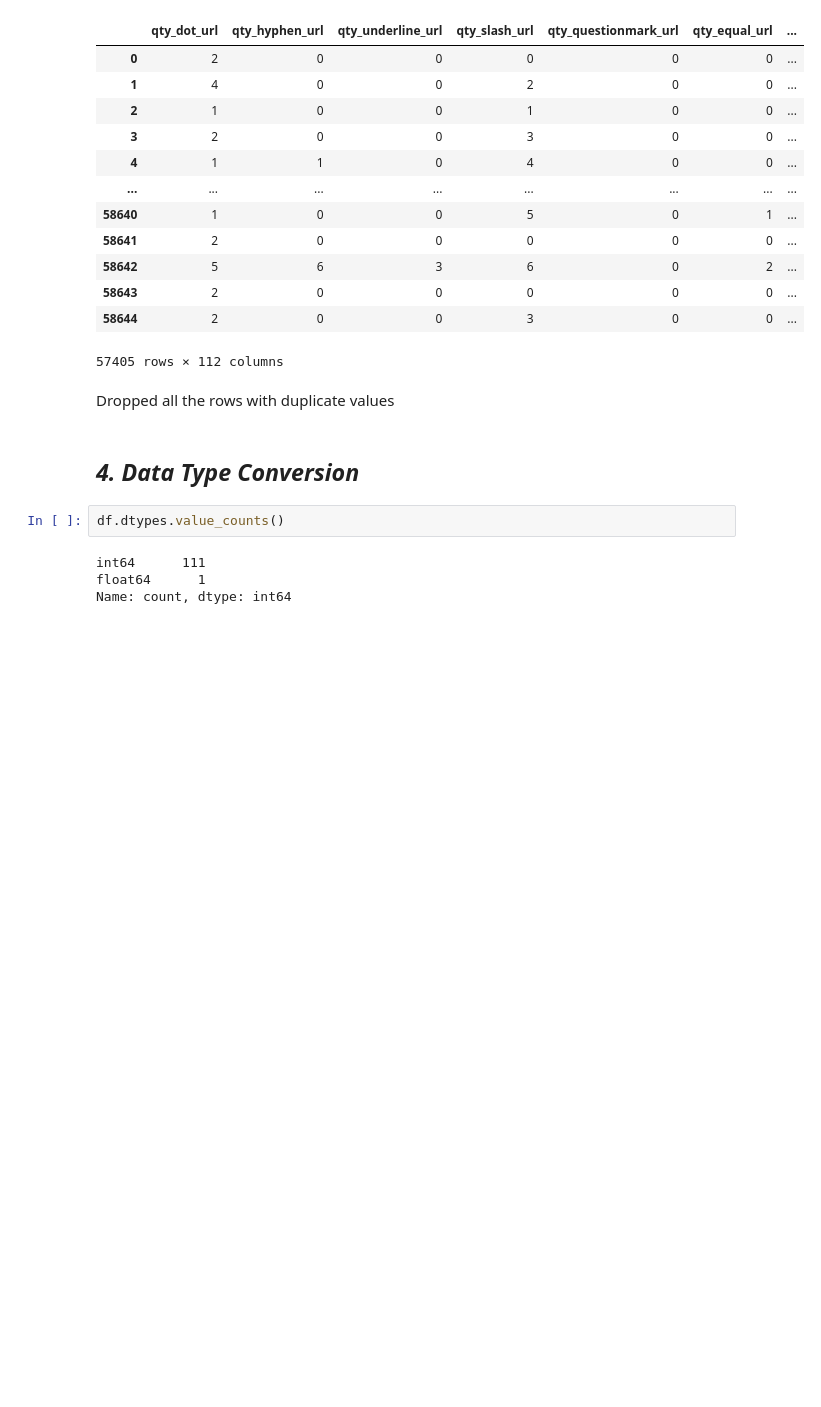
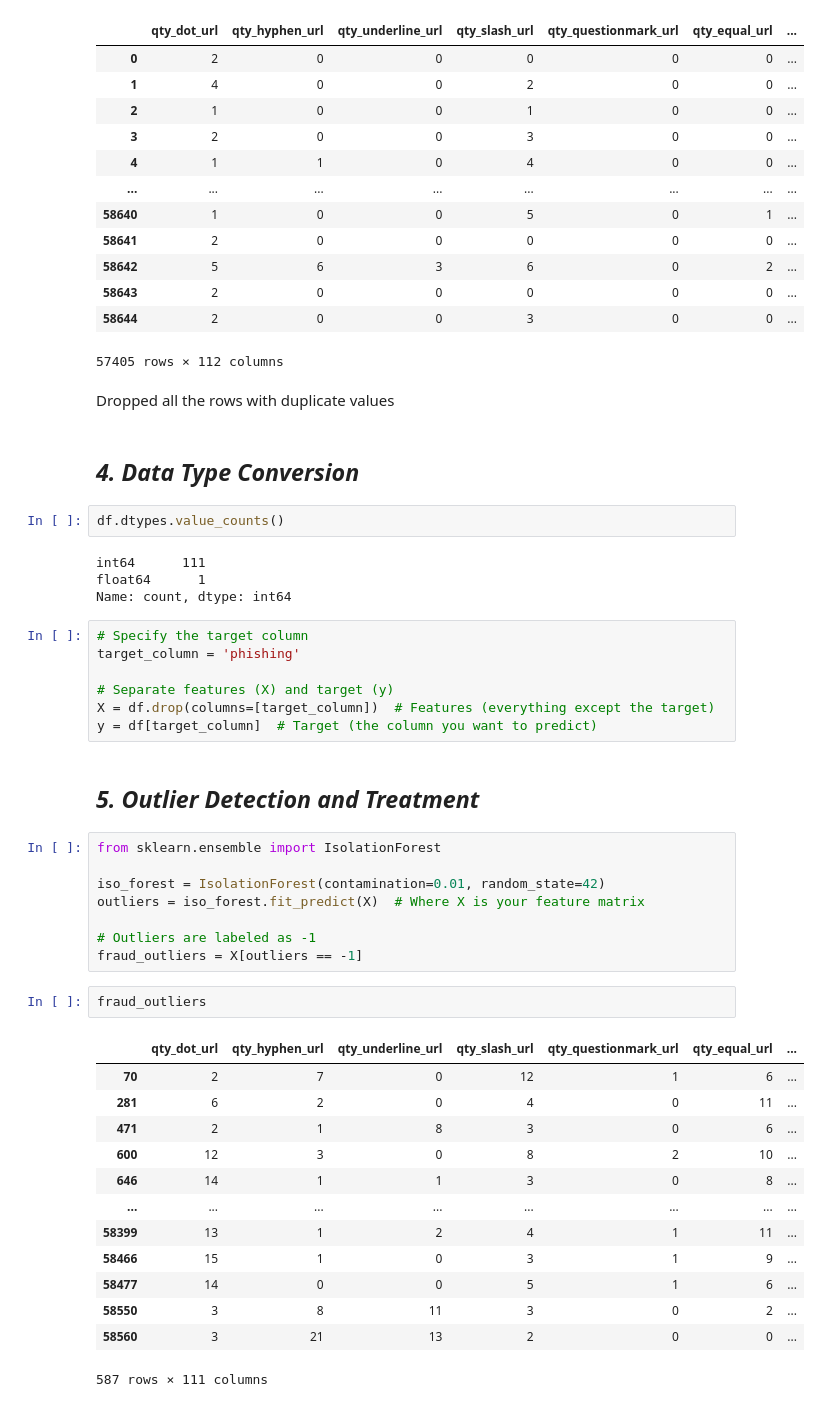
Before and after one commit to adarsh-gowda/Phishing-Domain, a Jupyter notebook: research/trial2.ipynb, the cells around one changed output. Saved outputs shown, nothing was run; the diff lists cells and outputs as text; blank space fills up the shorter version.

```diff
--- a/research/trial2.ipynb
+++ b/research/trial2.ipynb
@@ -89,3 +89,36 @@ df.dtypes.value_counts()
 int64      111
 float64      1
 Name: count, dtype: int64
+# %%
+# Specify the target column
+target_column = 'phishing'
+
+# Separate features (X) and target (y)
+X = df.drop(columns=[target_column])  # Features (everything except the target)
+y = df[target_column]  # Target (the column you want to predict)
+# %% [markdown]
+## *5. Outlier Detection and Treatment*
+# %%
+from sklearn.ensemble import IsolationForest
+
+iso_forest = IsolationForest(contamination=0.01, random_state=42)
+outliers = iso_forest.fit_predict(X)  # Where X is your feature matrix
+
+# Outliers are labeled as -1
+fraud_outliers = X[outliers == -1]
+# %%
+fraud_outliers
+# %% [output]
+|  | qty_dot_url | qty_hyphen_url | qty_underline_url | qty_slash_url | qty_questionmark_url | qty_equal_url | ... |
+| 70 | 2 | 7 | 0 | 12 | 1 | 6 | ... |
+| 281 | 6 | 2 | 0 | 4 | 0 | 11 | ... |
+| 471 | 2 | 1 | 8 | 3 | 0 | 6 | ... |
+| 600 | 12 | 3 | 0 | 8 | 2 | 10 | ... |
+| 646 | 14 | 1 | 1 | 3 | 0 | 8 | ... |
+| ... | ... | ... | ... | ... | ... | ... | ... |
+| 58399 | 13 | 1 | 2 | 4 | 1 | 11 | ... |
+| 58466 | 15 | 1 | 0 | 3 | 1 | 9 | ... |
+| 58477 | 14 | 0 | 0 | 5 | 1 | 6 | ... |
+| 58550 | 3 | 8 | 11 | 3 | 0 | 2 | ... |
+| 58560 | 3 | 21 | 13 | 2 | 0 | 0 | ... |
+587 rows × 111 columns
```
